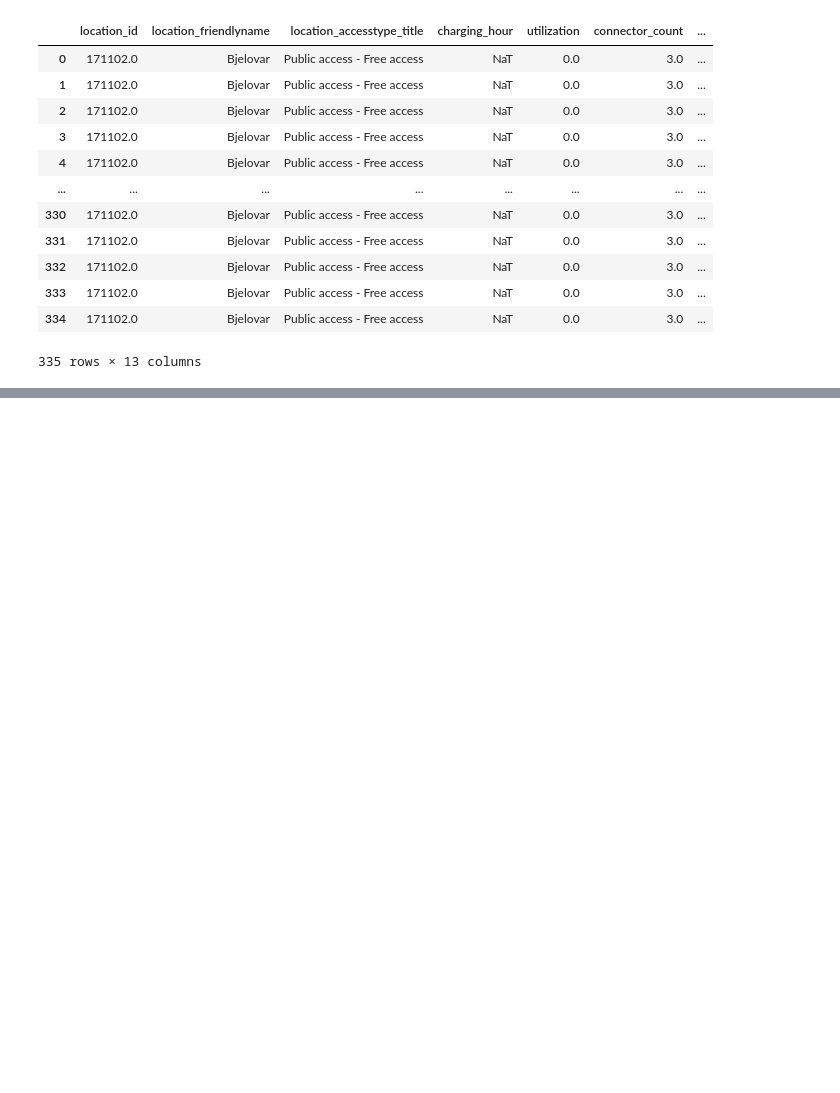
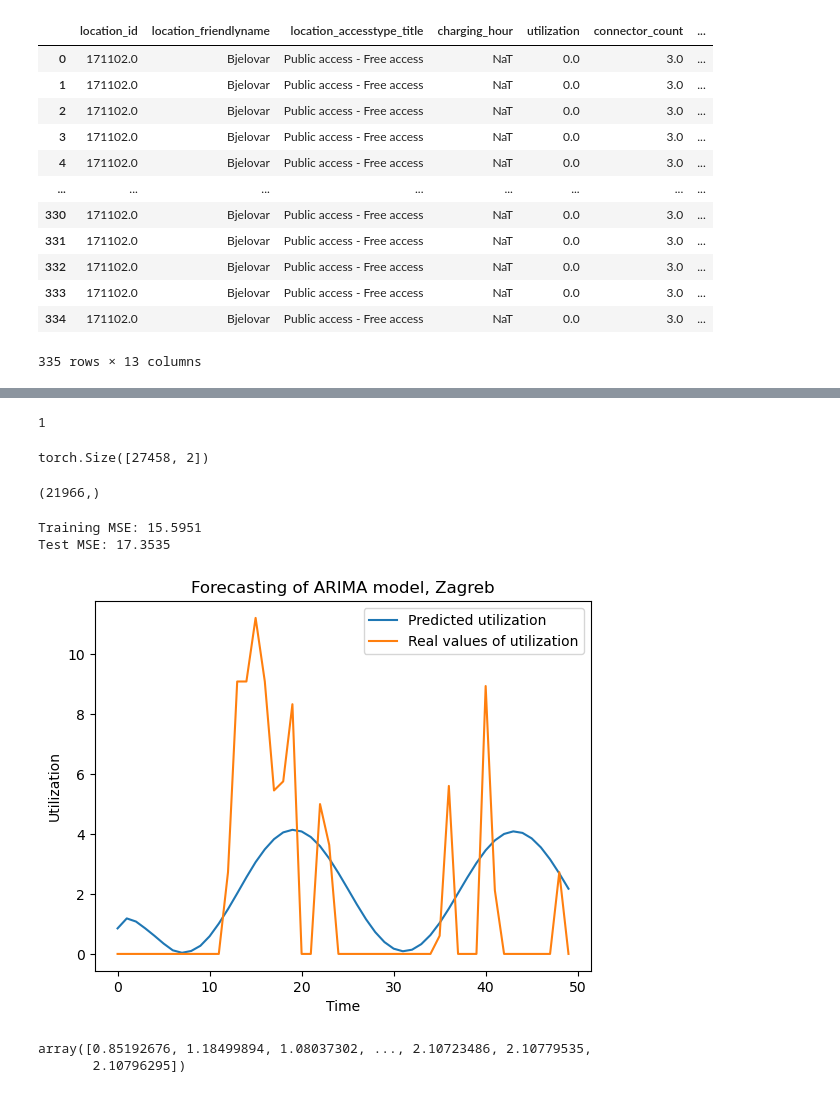
Before and after one commit to local-ai-gr/CNROpt-public, a Jupyter notebook: Forecasting with location included final model.ipynb, the cells around one changed output, grey strips where cells are left out. Saved outputs shown, nothing was run; the diff lists cells and outputs as text; code cells hidden in the pictures; blank space fills up the shorter version.

```diff
--- a/Forecasting with location included final model.ipynb
+++ b/Forecasting with location included final model.ipynb
@@ -1815,0 +1895,61 @@ results_selected_location['Time'] = real_data_selected['Time'].copy()
+# %%
+total_id_locations = list(filter_data['location_id'].unique())
+len(total_id_locations)
+# %% [output]
+1
+# %%
+all_data = TimeSeriesDataset(filter_data, total_id_locations)
+all_data.labels.shape
+# %% [output]
+torch.Size([27458, 2])
+# %%
+train_size = int(0.8 * len(all_data))
+test_size = int(0.2 * len(all_data))
+# %%
+data = all_data.labels.numpy().squeeze()
+train_data = data[:train_size, 1]
+test_data = data[train_size:, 1]
+# %%
+train_data.shape
+# %% [output]
+(21966,)
+# %%
+# Function to calculate the mean squared error
+def calculate_mse(y_true, y_pred):
+    return mean_squared_error(y_true, y_pred)
+
+# Train the ARIMA model
+order = (6, 1, 12)  # Example order, you can adjust these values -> we should try with different #configurations
+#season_order = (2,1,1,13)
+model = ARIMA(train_data, order=order)
+model_fit = model.fit()
+
+# Make predictions on the test set
+predictions = model_fit.predict(start = train_size, end = len(data) - 1)
+
+# Calculate MSE
+train_mse = calculate_mse(train_data, model_fit.fittedvalues)
+test_mse = calculate_mse(test_data, predictions)
+
+# Print training and test errors
+print(f"Training MSE: {train_mse:.4f}")
+print(f"Test MSE: {test_mse:.4f}")
+# %% [output]
+Training MSE: 15.5951
+Test MSE: 17.3535
+# %%
+plt.plot(predictions[:50], label='Predicted utilization')
+plt.plot(test_data[:50], label='Real values of utilization')
+plt.ylabel('Utilization')
+plt.xlabel('Time')
+plt.title('Forecasting of ARIMA model, Zagreb')
+plt.legend()
+plt.savefig('ARIMA, Zagreb.png')
+plt.show()
+# %% [output]
+[figure, added]
+# %%
+predictions
+# %% [output]
+array([0.85192676, 1.18499894, 1.08037302, ..., 2.10723486, 2.10779535,
+       2.10796295])
```
Also changed, not shown: parts of 6 cells of this notebook.
